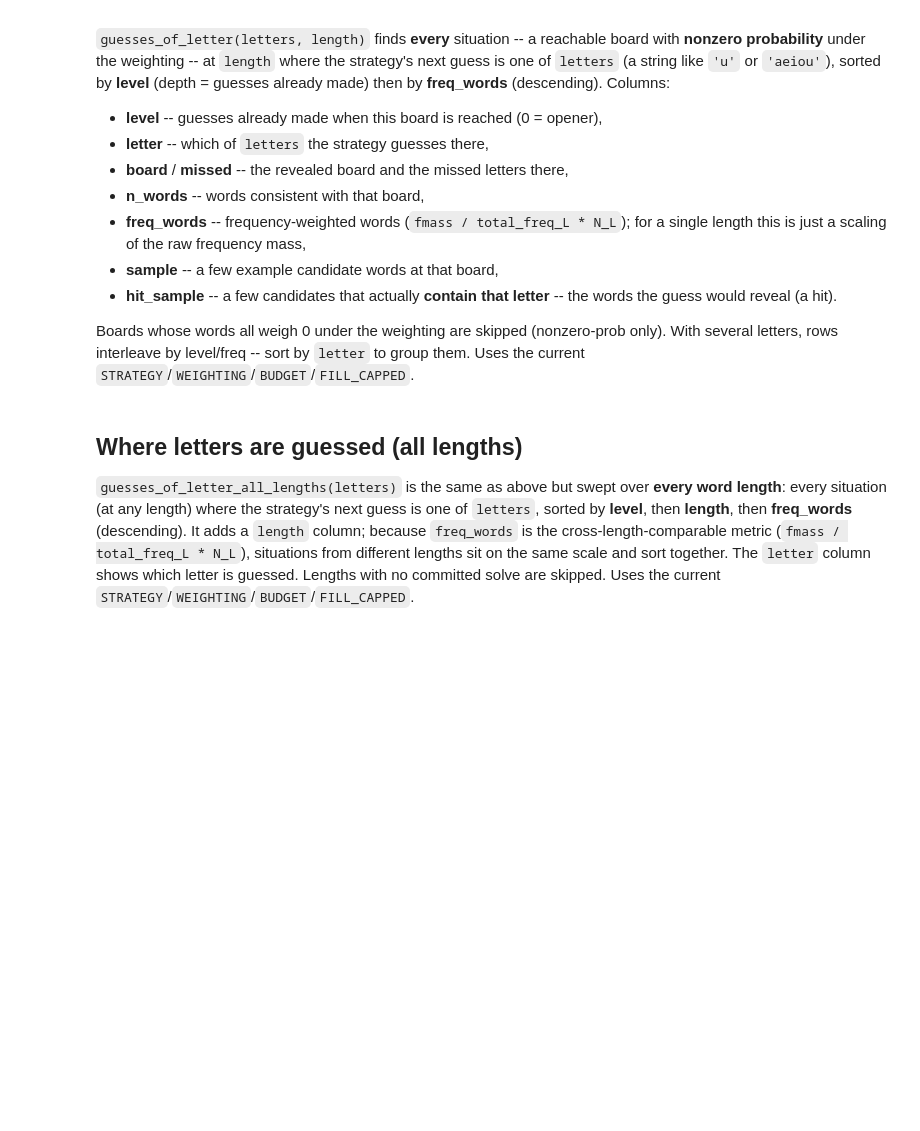
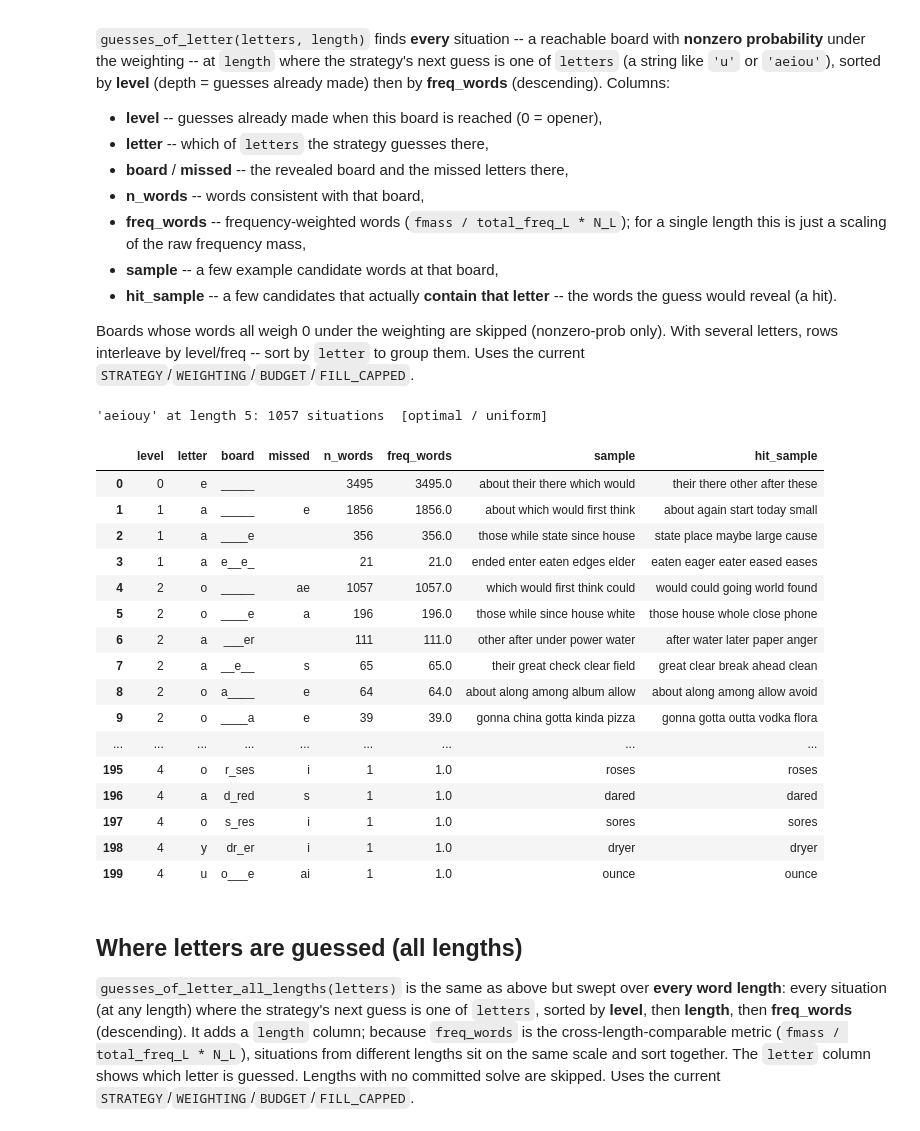
Before and after one commit to Ballpark-Figures/hangman, a Jupyter notebook: math/notebooks/letter_analysis.ipynb, the cells around one changed output. Drawn from its saved outputs; the diff is of its cells as text; code cells hidden in the pictures; blank space fills up the shorter version.

```diff
--- a/math/notebooks/letter_analysis.ipynb
+++ b/math/notebooks/letter_analysis.ipynb
@@ -75,7 +75,7 @@ Boards whose words all weigh 0 under the weighting are skipped (nonzero-prob onl
 With several letters, rows interleave by level/freq -- sort by `letter` to group them.
 Uses the current `STRATEGY`/`WEIGHTING`/`BUDGET`/`FILL_CAPPED`.
 # %%
-LETTERS  = 'u'       # <-- one or more letters to locate (e.g. 'u' or 'aeiou')
+LETTERS  = 'aeiouy'       # <-- one or more letters to locate (e.g. 'u' or 'aeiou')
 WORD_LEN = LENGTH    # <-- word length (defaults to the LENGTH picked at the top)
 
 def guesses_of_letter(letters, length, *, strategy=STRATEGY, weighting=WEIGHTING,
@@ -103,34 +103,53 @@ def guesses_of_letter(letters, length, *, strategy=STRATEGY, weighting=WEIGHTING
     for level in range(max_level + 1):
         nodes = s.states_at_depth(level)
         if not nodes:                                   # tree bottomed out
             break
         for st in nodes:
             if st['determined'] or st['guess'] not in letterset or st['fmass'] == 0.0:
                 continue
             g_letter = st['guess']
             missed = ''.join(st['missed'])
             cand = s.state(st['board'], missed).get('candidates', [])
             hit = [w for w in cand if g_letter in w]     # words this guess reveals
             rows.append({'level': level, 'letter': g_letter, 'board': st['board'],
                          'missed': missed, 'n_words': st['n'],
                          'freq_words': st['fmass'] * scale,
                          'sample': ' '.join(st['sample'][:5]),
                          'hit_sample': ' '.join(hit[:5])})
     if not rows:
         if verbose:
             shown = ''.join(sorted(letterset))
             print(f'{shown!r} is never the next guess at a nonzero-probability board '
                   f'(length {length}, {s.label})')
         return pd.DataFrame(columns=cols)
     return (pd.DataFrame(rows)
               .sort_values(['level', 'freq_words'], ascending=[True, False])
               .reset_index(drop=True))
 
 res = guesses_of_letter(LETTERS, WORD_LEN)
 shown = ''.join(sorted({c for c in LETTERS.lower() if c.isalpha()}))
 print(f'{shown!r} at length {WORD_LEN}: {len(res)} situations  [{STRATEGY} / {WEIGHTING}]')
 with pd.option_context('display.max_colwidth', None):
-    display(res)
+    display(res.head(200))
+# %% [output]
+'aeiouy' at length 5: 1057 situations  [optimal / uniform]
+|  | level | letter | board | missed | n_words | freq_words | sample | hit_sample |
+| 0 | 0 | e | _____ |  | 3495 | 3495.0 | about their there which would | their there other after these |
+| 1 | 1 | a | _____ | e | 1856 | 1856.0 | about which would first think | about again start today small |
+| 2 | 1 | a | ____e |  | 356 | 356.0 | those while state since house | state place maybe large cause |
+| 3 | 1 | a | e__e_ |  | 21 | 21.0 | ended enter eaten edges elder | eaten eager eater eased eases |
+| 4 | 2 | o | _____ | ae | 1057 | 1057.0 | which would first think could | would could going world found |
+| 5 | 2 | o | ____e | a | 196 | 196.0 | those while since house white | those house whole close phone |
+| 6 | 2 | a | ___er |  | 111 | 111.0 | other after under power water | after water later paper anger |
+| 7 | 2 | a | __e__ | s | 65 | 65.0 | their great check clear field | great clear break ahead clean |
+| 8 | 2 | o | a____ | e | 64 | 64.0 | about along among album allow | about along among allow avoid |
+| 9 | 2 | o | ____a | e | 39 | 39.0 | gonna china gotta kinda pizza | gonna gotta outta vodka flora |
+| ... | ... | ... | ... | ... | ... | ... | ... | ... |
+| 195 | 4 | o | r_ses | i | 1 | 1.0 | roses | roses |
+| 196 | 4 | a | d_red | s | 1 | 1.0 | dared | dared |
+| 197 | 4 | o | s_res | i | 1 | 1.0 | sores | sores |
+| 198 | 4 | y | dr_er | i | 1 | 1.0 | dryer | dryer |
+| 199 | 4 | u | o___e | ai | 1 | 1.0 | ounce | ounce |
 # %% [markdown]
 ## Where letters are guessed (all lengths)
 
```
Also changed, not shown: parts of 8 cells of this notebook, 1 other file.
